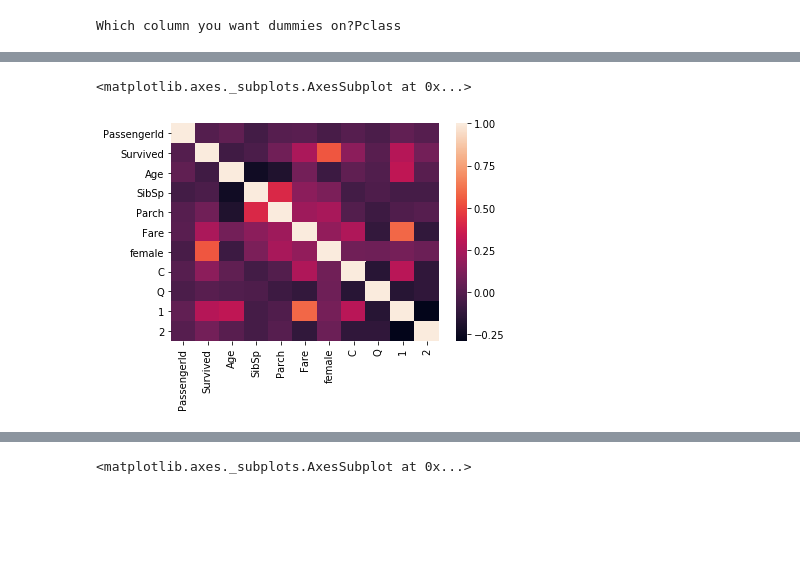
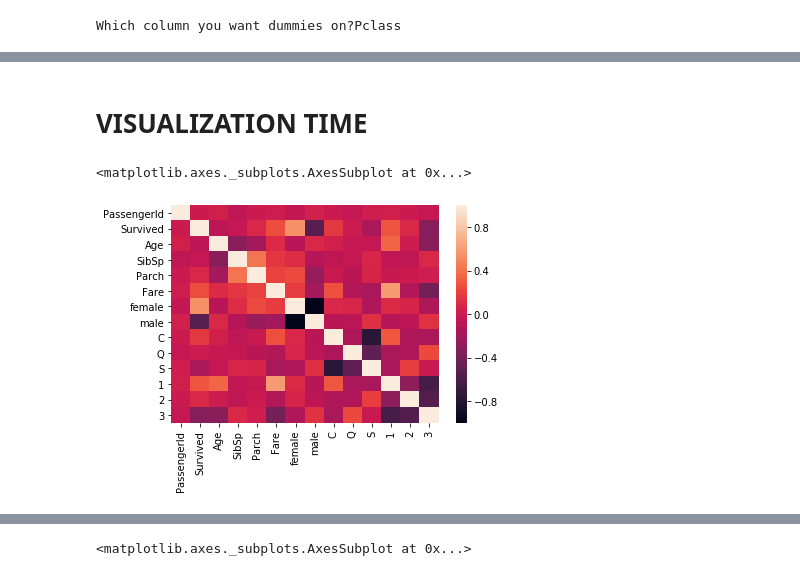
Before and after one commit to harshitanand2k/Data-Science-workflow, a Jupyter notebook: kaggleboi2.ipynb, the cells around one changed output, grey strips where cells are left out. Cells and saved outputs as stored; diff of their text form; code cells hidden in the pictures; blank space fills up the shorter version.

```diff
--- a/kaggleboi2.ipynb
+++ b/kaggleboi2.ipynb
@@ -265,5 +245,7 @@ df.head()
 | 2 | 3 | 1 | Heikkinen, Miss. Laina | 26.0 | 0 | 0 | STON/O2. 3101282 | 7.9250 | NaN | 1 | ... |
 | 3 | 4 | 1 | Futrelle, Mrs. Jacques Heath (Lil... | 35.0 | 1 | 0 | 113803 | 53.1000 | C123 | 1 | ... |
 | 4 | 5 | 0 | Allen, Mr. William Henry | 35.0 | 0 | 0 | 373450 | 8.0500 | NaN | 0 | ... |
+# %% [markdown]
+# VISUALIZATION TIME
 # %%
 import seaborn as sns
@@ -270,8 +254,8 @@ import seaborn as sns
 # %%
-sns.heatmap(df_train.corr())
+sns.heatmap(df.corr())
 # %% [output]
 <matplotlib.axes._subplots.AxesSubplot at 0x...>
-[figure, old version]
+[figure, new version]
 # %%
 df_train['Group']=df_Train['Age']
 # %%
```
Also changed, not shown: parts of 41 cells of this notebook.
